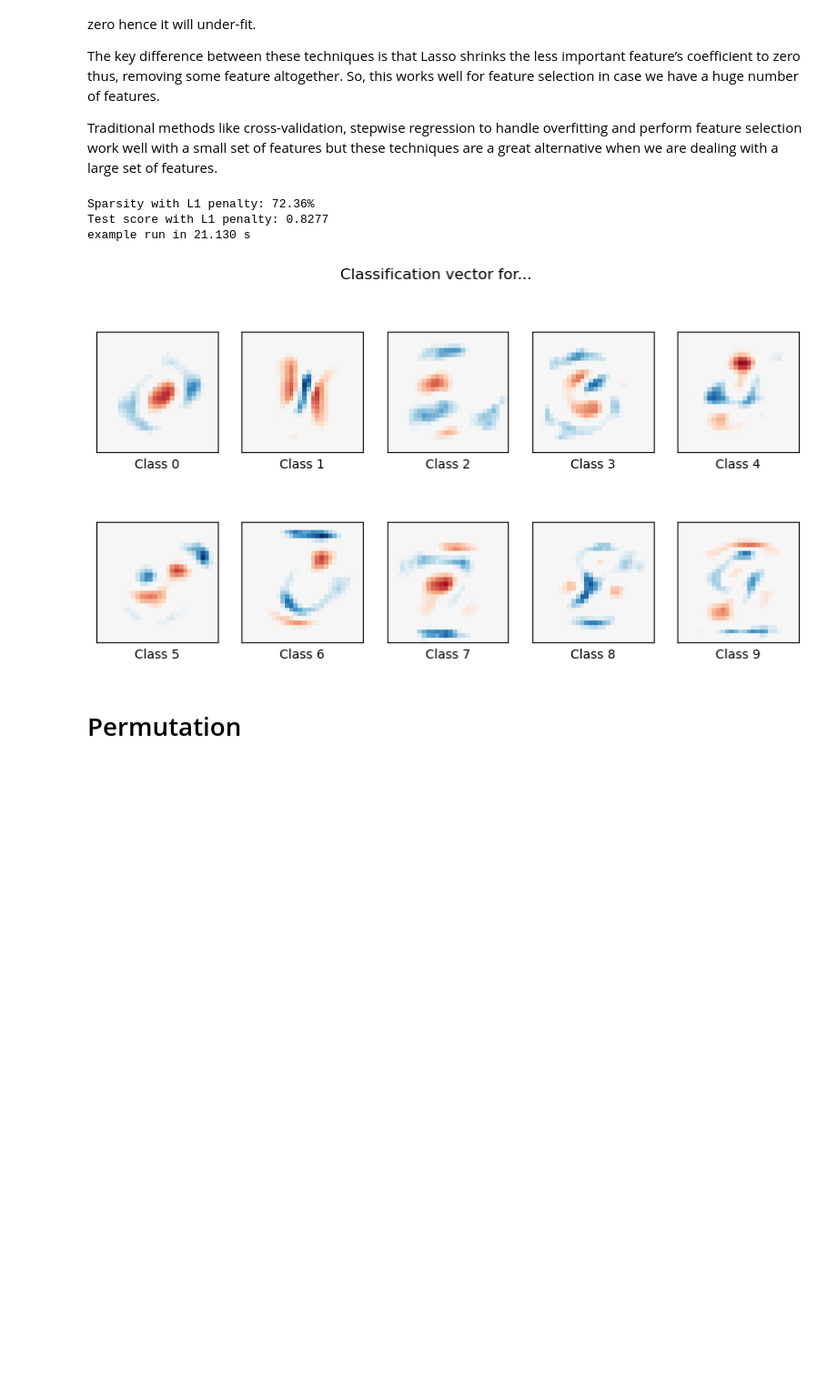
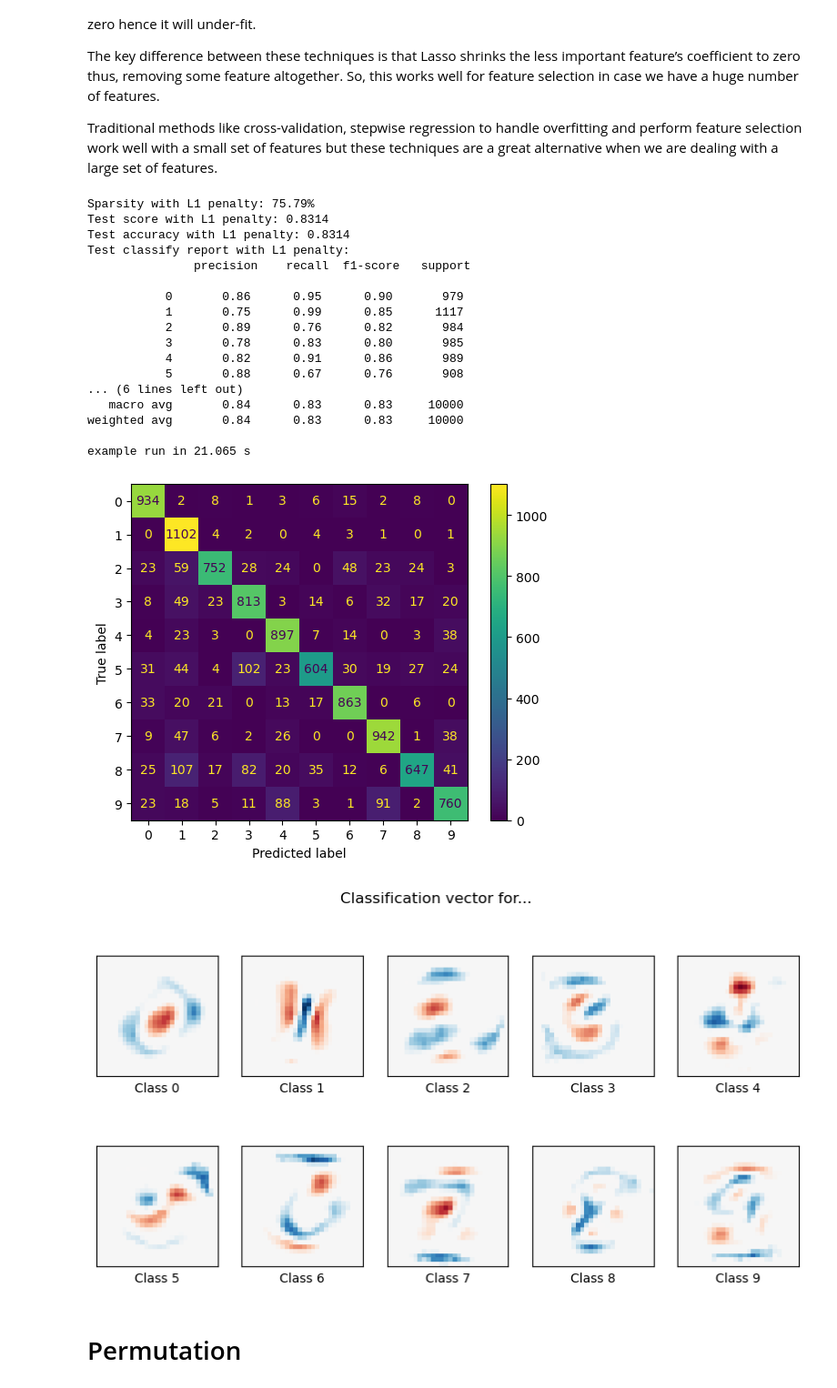
Before and after one commit to younthu/little_ai_zoo, a Jupyter notebook: MNIST/MultinomialLogisticRegression.ipynb, the cells around one changed output. Shown at 91% size. Saved outputs shown, nothing was run; the diff lists cells and outputs as text; code cells hidden in the pictures; blank space fills up the shorter version.

```diff
--- a/MNIST/MultinomialLogisticRegression.ipynb
+++ b/MNIST/MultinomialLogisticRegression.ipynb
@@ -50,6 +55,7 @@ from sklearn.linear_model import LogisticRegression
 from sklearn.model_selection import train_test_split
 from sklearn.preprocessing import StandardScaler
 from sklearn.utils import check_random_state
+from sklearn.metrics import accuracy_score, classification_report, confusion_matrix, ConfusionMatrixDisplay
 
 # Turn down for faster convergence
 t0 = time.time()
@@ -80,37 +86,62 @@ X_test = scaler.transform(X_test)
 # Turn up tolerance for faster convergenc
 clf = LogisticRegression(C=50.0/train_samples, penalty="l1", solver="saga", tol=0.1)
 clf.fit(X_train, y_train)
 sparsity = np.mean(clf.coef_==0) * 100
 score = clf.score(X_test, y_test)
+y_predict = clf.predict(X_test)
+
+accuracy = accuracy_score(y_test, y_predict)
 print("Sparsity with L1 penalty: %.2f%%" % sparsity)
 print("Test score with L1 penalty: %.4f" % score)
+print("Test accuracy with L1 penalty: %.4f" % accuracy)
+print(f"Test classify report with L1 penalty:\n {classification_report(y_test, y_predict)}")
+
+cm = confusion_matrix(y_test, y_predict, labels=clf.classes_)
+disp = ConfusionMatrixDisplay(confusion_matrix=cm,
+                              display_labels=clf.classes_)
+disp.plot()
 
 coef = clf.coef_.copy()
 plt.figure(figsize=(10, 5))
 scale = np.abs(coef).max()
 
 for i in range(10):
     l1_plot = plt.subplot(2, 5, i+1)
     l1_plot.imshow(
         coef[i].reshape(28, 28),
         interpolation="nearest",
         cmap=plt.cm.RdBu,
         vmin=-scale,
         vmax=scale
     )
     l1_plot.set_xticks(())
     l1_plot.set_yticks(())
     l1_plot.set_xlabel("Class %i" % i)
 plt.suptitle("Classification vector for...")
 
 run_time = time.time() - t0
 print("example run in %.3f s" % run_time)
 plt.show()
 # %% [output]
-Sparsity with L1 penalty: 72.36%
-Test score with L1 penalty: 0.8277
-example run in 21.130 s
+Sparsity with L1 penalty: 75.79%
+Test score with L1 penalty: 0.8314
+Test accuracy with L1 penalty: 0.8314
+Test classify report with L1 penalty:
+               precision    recall  f1-score   support
+
+           0       0.86      0.95      0.90       979
+           1       0.75      0.99      0.85      1117
+           2       0.89      0.76      0.82       984
+           3       0.78      0.83      0.80       985
+           4       0.82      0.91      0.86       989
+           5       0.88      0.67      0.76       908
+... (6 lines left out)
+   macro avg       0.84      0.83      0.83     10000
+weighted avg       0.84      0.83      0.83     10000
+
+example run in 21.065 s
-[figure, old version]
+[figure, new version]
+[figure, added]
 # %% [markdown]
 # Permutation
 # %%
```
Also changed, not shown: parts of 1 cell of this notebook, 8 other files.
